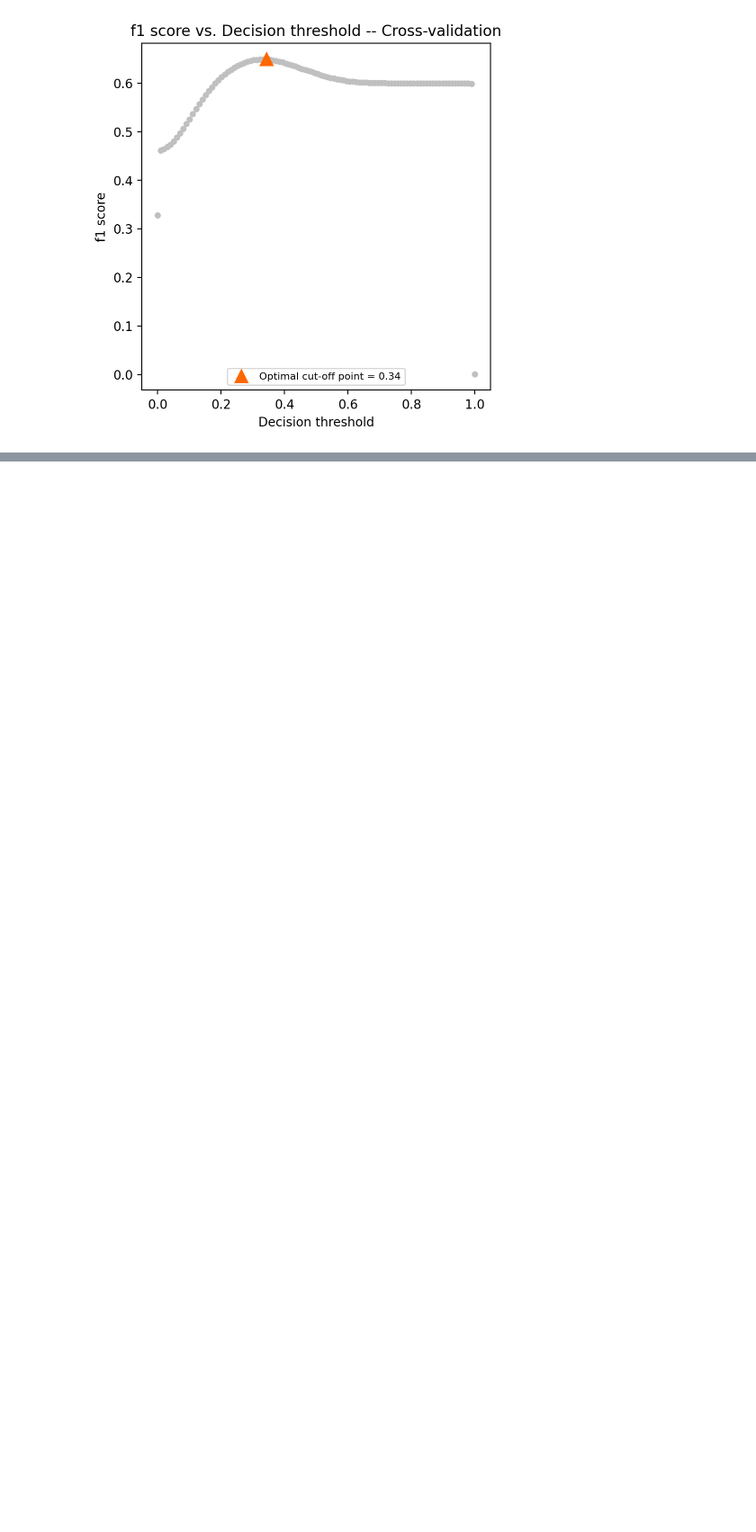
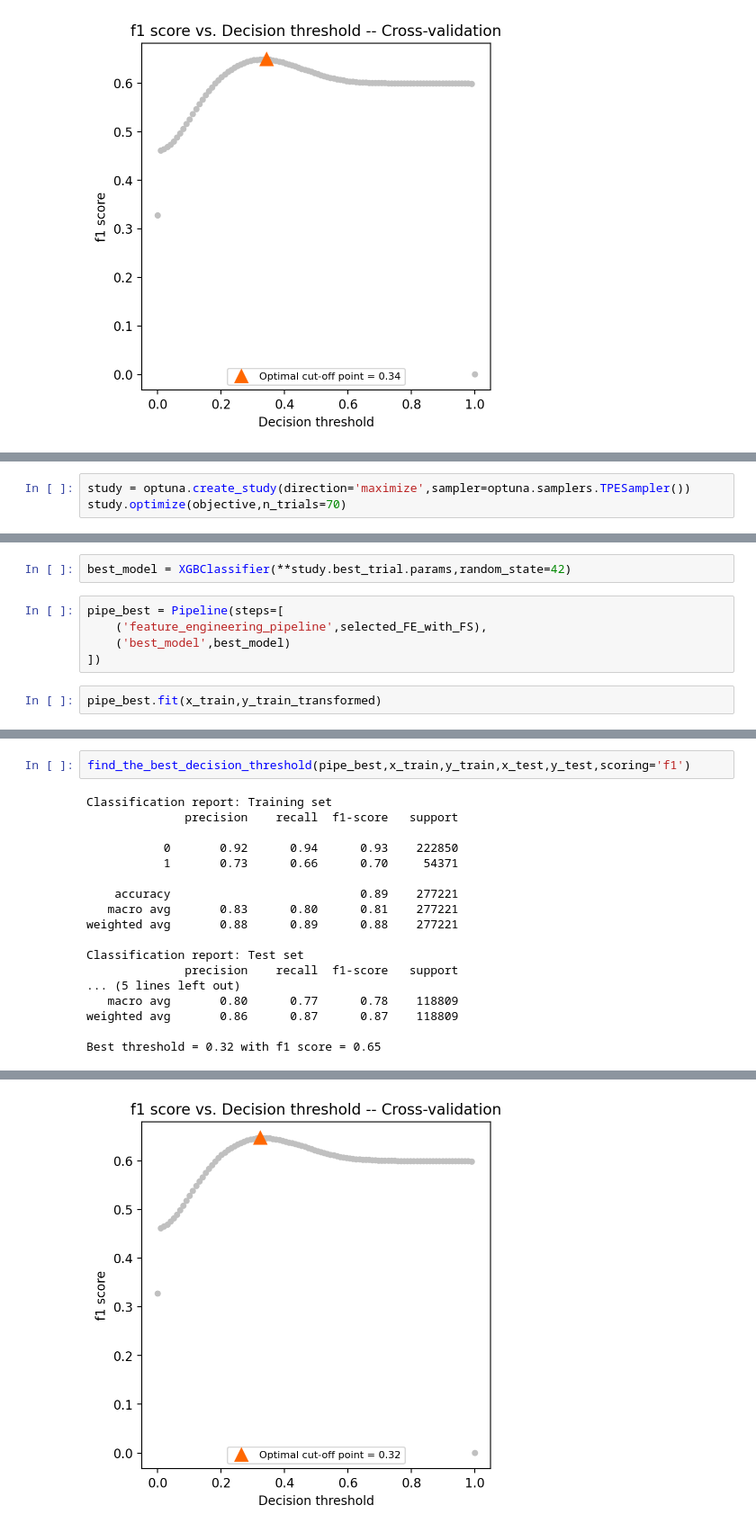
Before and after one commit to gvsreekar/credit_risk_model, a Jupyter notebook: notebooks/model_prototyping.ipynb, the cells around one changed output, grey strips where cells are left out. Shown at 90% size. Saved outputs shown, nothing was run; the diff lists cells and outputs as text; blank space fills up the shorter version.

Commit message:
Hyperparameter tuning using optuna

```diff
--- a/notebooks/model_prototyping.ipynb
+++ b/notebooks/model_prototyping.ipynb
@@ -524,0 +555,3 @@ TunedThresholdClassifierCV(cv=3,
+# %%
+study = optuna.create_study(direction='maximize',sampler=optuna.samplers.TPESampler())
+study.optimize(objective,n_trials=70)
@@ -524,0 +585,9 @@ TunedThresholdClassifierCV(cv=3,
+# %%
+best_model = XGBClassifier(**study.best_trial.params,random_state=42)
+# %%
+pipe_best = Pipeline(steps=[
+    ('feature_engineering_pipeline',selected_FE_with_FS),
+    ('best_model',best_model)
+])
+# %%
+pipe_best.fit(x_train,y_train_transformed)
@@ -524,0 +625,20 @@ TunedThresholdClassifierCV(cv=3,
+# %%
+find_the_best_decision_threshold(pipe_best,x_train,y_train,x_test,y_test,scoring='f1')
+# %% [output]
+Classification report: Training set
+              precision    recall  f1-score   support
+
+           0       0.92      0.94      0.93    222850
+           1       0.73      0.66      0.70     54371
+
+    accuracy                           0.89    277221
+   macro avg       0.83      0.80      0.81    277221
+weighted avg       0.88      0.89      0.88    277221
+
+Classification report: Test set
+              precision    recall  f1-score   support
+... (5 lines left out)
+   macro avg       0.80      0.77      0.78    118809
+weighted avg       0.86      0.87      0.87    118809
+
+Best threshold = 0.32 with f1 score = 0.65
@@ -524,0 +662 @@ TunedThresholdClassifierCV(cv=3,
+[figure, added]
```
Also changed, not shown: parts of 9 cells of this notebook, 2 other files.
